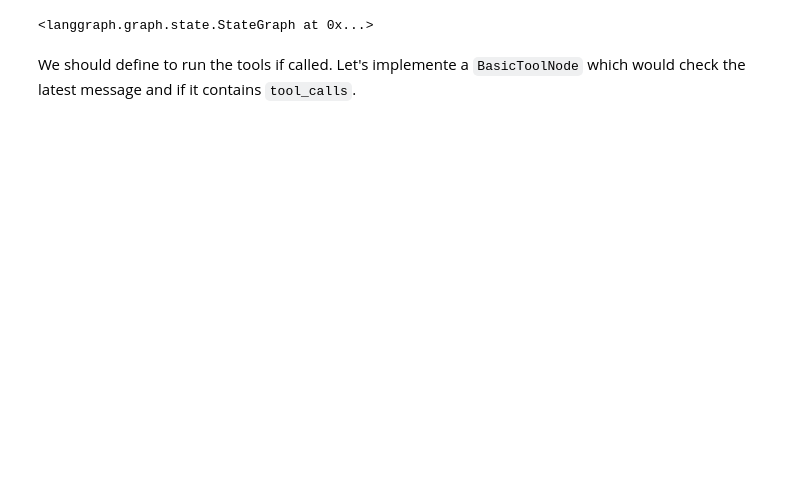
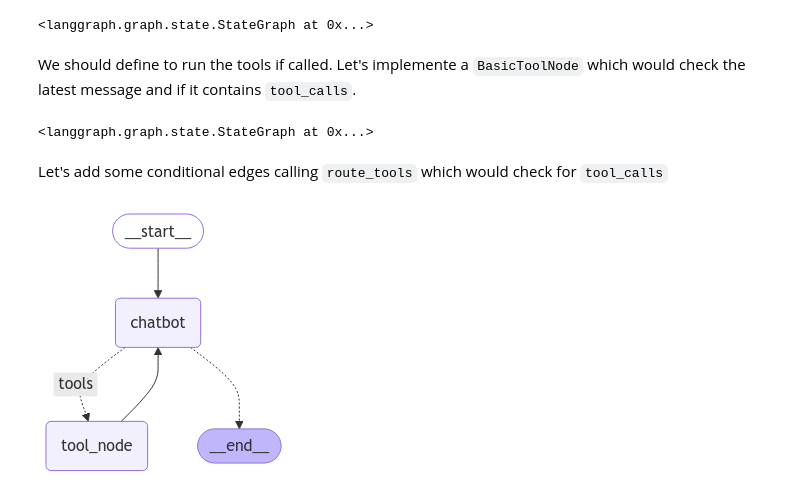
Before and after one commit to dan1dr/langgraph-playground, a Jupyter notebook: notebooks/intro.ipynb, the cells around one changed output. Saved outputs shown, nothing was run; the diff lists cells and outputs as text; code cells hidden in the pictures; blank space fills up the shorter version.

Commit message:
call tools

```diff
--- a/notebooks/intro.ipynb
+++ b/notebooks/intro.ipynb
@@ -207,6 +207,7 @@ from langchain_core.messages import ToolMessage
 
 class BasicToolNode:
     """A node that runs the tools and returns the results."""
+
 
     def __init__(self, tools: list) -> None:
         self.tools_by_name = {tool.name: tool for tool in tools}
@@ -219,3 +220,56 @@ class BasicToolNode:
         outputs = []
         for tool_call in message.tool_calls:
             tool_result = self.tools_by_name[tool_call["name"]].invoke(tool_call["args"])
+            outputs.append(ToolMessage(
+                content=json.dumps(tool_result),
+                name=tool_call["name"],
+                tool_call_id=tool_call["id"])
+                )
+        return {"messages": outputs}
+
+tool_node = BasicToolNode(tools=[tool])
+graph_builder.add_node("tool_node", tool_node)
+
+# The previous piece of code
+# %% [output]
+<langgraph.graph.state.StateGraph at 0x...>
+# %% [markdown]
+Let's add some conditional edges calling ``route_tools`` which would check for ``tool_calls``
+# %%
+from typing import Literal
+
+def route_tools(state: State):
+    """Use the conditional edge to route to the Tool Node
+      if the last message contains a tool call."""
+
+    if isinstance(state, list):
+        ai_message = state[-1]
+    elif messages := state.get("messages"):
+        ai_message = messages[-1]
+    else:
+        raise ValueError("No messages found in the input to tool_edge: {state}")
+    if hasattr(ai_message, "tool_calls") and len(ai_message.tool_calls) > 0:
+        return "tools"
+    return END
+
+# Add a directed edge from the START node to the "chatbot" node
+graph_builder.add_edge(START, "chatbot")
+
+# Add conditional edges from the "chatbot" node using the route_tools function
+# If route_tools returns "tools", go to "tool_node". This renaming is optional
+# If route_tools returns END, go to END
+graph_builder.add_conditional_edges("chatbot", route_tools,
+                                    {"tools": "tool_node", END: END})
+
+# Add a directed edge from the "tools" node back to the "chatbot" node
+graph_builder.add_edge("tool_node", "chatbot")
+
+# Recompile the graph to include the new nodes and edges
+graph = graph_builder.compile()
+# %%
+try:
+    display(Image(graph.get_graph().draw_mermaid_png()))
+except Exception:
+    pass
+# %% [output]
+[figure, added]
```
Also changed, not shown: parts of 5 cells of this notebook.
